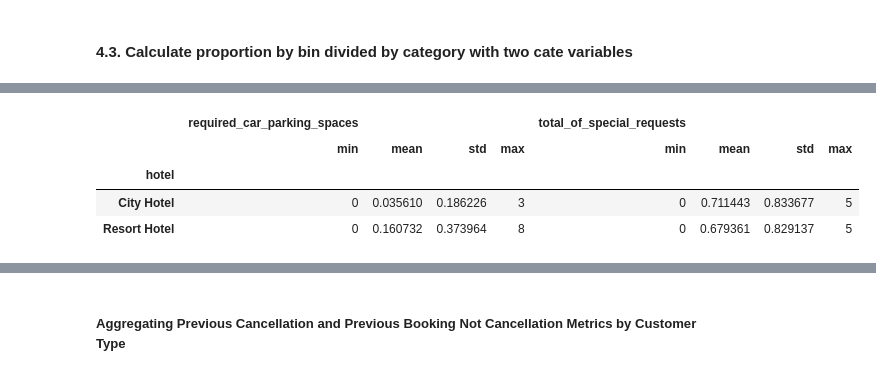
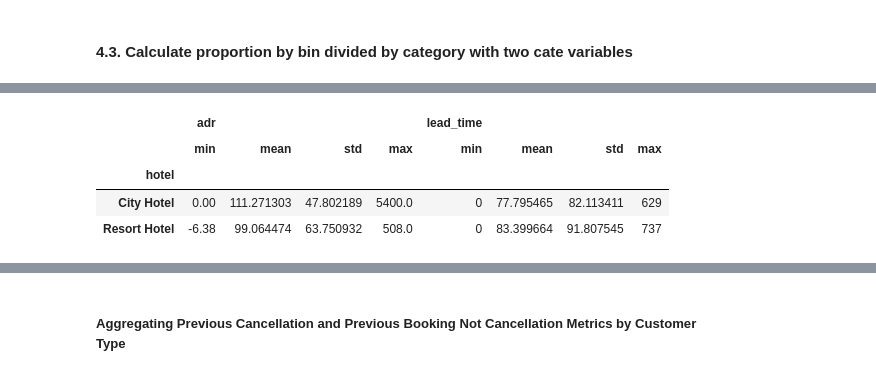
Before and after one commit to knightstark7/Labs-And-Project-Data-Visualization, a Jupyter notebook: Project/Source/project.ipynb, the cells around one changed output, grey strips where cells are left out. Drawn from its saved outputs; the diff is of its cells as text; code cells hidden in the pictures.

```diff
--- a/Project/Source/project.ipynb
+++ b/Project/Source/project.ipynb
@@ -798,8 +762,9 @@ Text(0.5, 1.0, 'Number of days stayed vs Daily Rate')
 # %%
-df.groupby('hotel').agg({'required_car_parking_spaces': ['min', 'mean', 'std', 'max'], 'total_of_special_requests': ['min', 'mean', 'std', 'max']})
+df.groupby('hotel').agg({'adr': ['min', 'mean', 'std', 'max'],
+                         'lead_time': ['min', 'mean', 'std', 'max']})
 # %% [output]
-|  | required_car_parking_spaces |  |  |  | total_of_special_requests |  |  |  |
+|  | adr |  |  |  | lead_time |  |  |  |
 |  | min | mean | std | max | min | mean | std | max |
 | hotel |  |  |  |  |  |  |  |  |
-| City Hotel | 0 | 0.035610 | 0.186226 | 3 | 0 | 0.711443 | 0.833677 | 5 |
-| Resort Hotel | 0 | 0.160732 | 0.373964 | 8 | 0 | 0.679361 | 0.829137 | 5 |
+| City Hotel | 0.00 | 111.271303 | 47.802189 | 5400.0 | 0 | 77.795465 | 82.113411 | 629 |
+| Resort Hotel | -6.38 | 99.064474 | 63.750932 | 508.0 | 0 | 83.399664 | 91.807545 | 737 |
```
Also changed, not shown: parts of 45 cells of this notebook.
